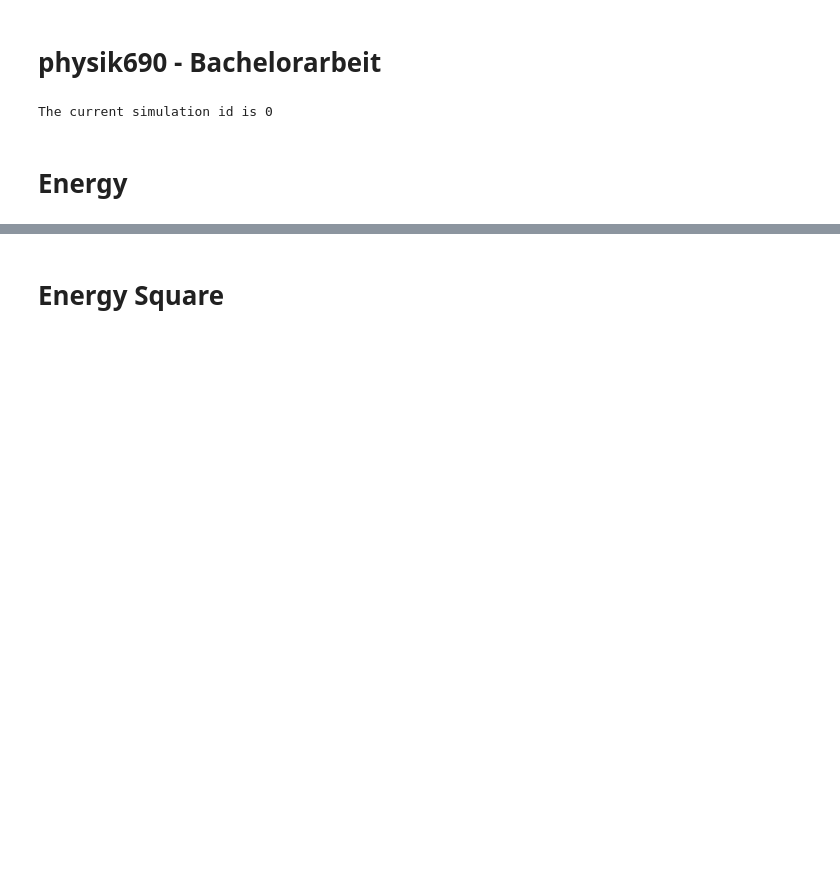
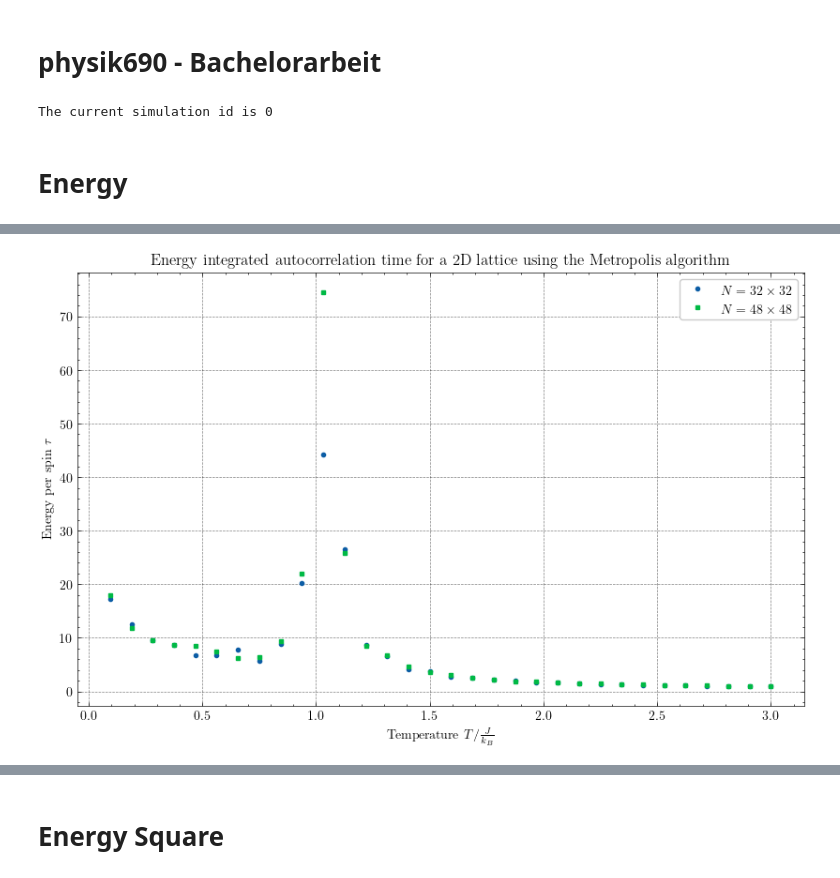
Before and after one commit to lennartvrg/physik690-Bachelorarbeit, a Jupyter notebook: analysis.ipynb, the cells around one changed output, grey strips where cells are left out. Drawn from its saved outputs; the diff is of its cells as text; code cells hidden in the pictures; blank space fills up the shorter version.

```diff
--- a/analysis.ipynb
+++ b/analysis.ipynb
@@ -73,6 +73,19 @@ def plot_observable_per_spin(con: sqlite3.Connection, simulation_id: int, alg: A
 
 def get_observable_max(con: sqlite3.Connection, simulation_id: int, alg: Algorithm, observable: Observable) -> pd.DataFrame:
     return pd.read_sql_query(f'SELECT lattice_size, temperature, MAX(mean) FROM configurations c INNER JOIN metadata m ON c.metadata_id = m.metadata_id AND m.algorithm = {alg.value} INNER JOIN estimates e ON e.configuration_id = c.configuration_id AND e.type_id = {observable.value} WHERE c.simulation_id = \'{simulation_id}\' AND c.temperature BETWEEN 0.8 AND 1.2 AND lattice_size >= 20 GROUP BY c.lattice_size', con)
+# %%
+def plot_observable_integrated_autocorrelation(con: sqlite3.Connection, simulation_id: int, alg: Algorithm, observable: Observable):
+    fig, ax = plt.subplots()
+    for size in pd.read_sql_query(f'SELECT DISTINCT lattice_size FROM configurations WHERE simulation_id = {simulation_id}', con)['lattice_size']:
+        data = pd.read_sql_query(f'SELECT temperature, tau FROM configurations c INNER JOIN metadata m ON c.metadata_id = m.metadata_id AND m.algorithm = {alg.value} INNER JOIN chunks ch ON ch.configuration_id = c.configuration_id AND ch."index" = 1 INNER JOIN results r ON r.chunk_id = ch.chunk_id AND r.type_id = {observable.value} WHERE c.simulation_id = \'{simulation_id}\' AND c.lattice_size = \'{size}\' ORDER BY temperature', con)
+        ax.errorbar(data['temperature'], data['tau'], label=f'$N = {size} \\times {size}$')
+
+        ax.set_title(f'{observable.name()} integrated autocorrelation time for a 2D lattice using the {alg.name} algorithm')
+        ax.set_xlabel('Temperature $T / \\frac{J}{k_B}$')
+        ax.set_ylabel(f'{observable.name()} per spin $\\tau$')
+
+        ax.legend()
+    return fig, ax
 # %%
 con = sqlite3.connect('output/data.db')
 simulation_id = pd.read_sql_query('SELECT simulation_id FROM simulations ORDER BY created_at DESC', con).at[0, 'simulation_id']
@@ -89,3 +102,8 @@ fig.savefig('figures/Metropolis/Energy.pdf', dpi=dpi,  bbox_inches='tight')
+# %%
+fig, _ = plot_observable_integrated_autocorrelation(con, simulation_id, Algorithm.Metropolis, Observable.Energy)
+fig.savefig('figures/Metropolis/Energy_IntegratedAutocorrelation.pdf', dpi=dpi,  bbox_inches='tight')
+# %% [output]
+[figure, added]
 # %%
 fig, _ = plot_observable_per_spin(con, simulation_id, Algorithm.Wolff, Observable.Energy)
 fig.savefig('figures/Wolff/Energy.pdf', dpi=dpi,  bbox_inches='tight')
```
Also changed, not shown: parts of 16 cells of this notebook, 14 other files.
